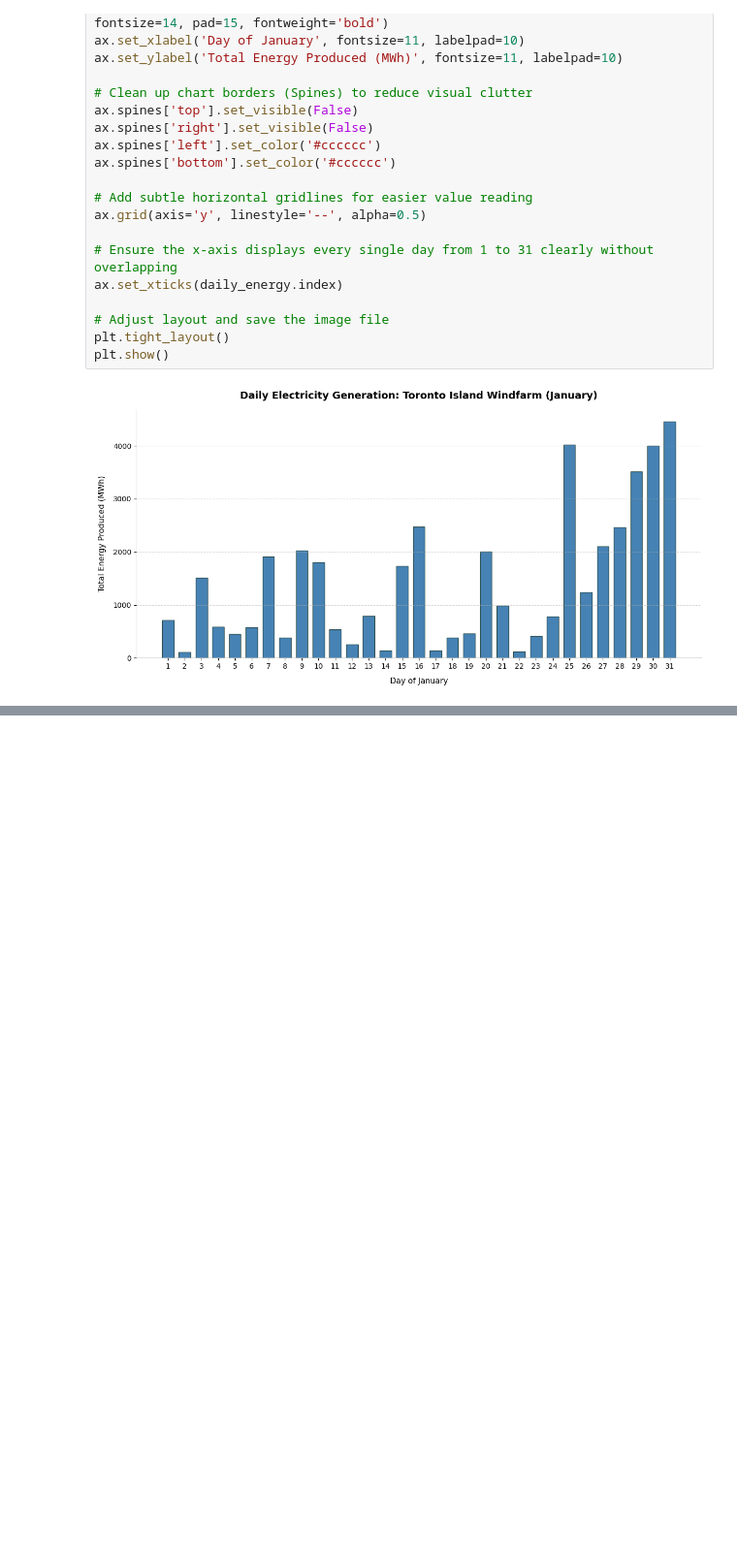
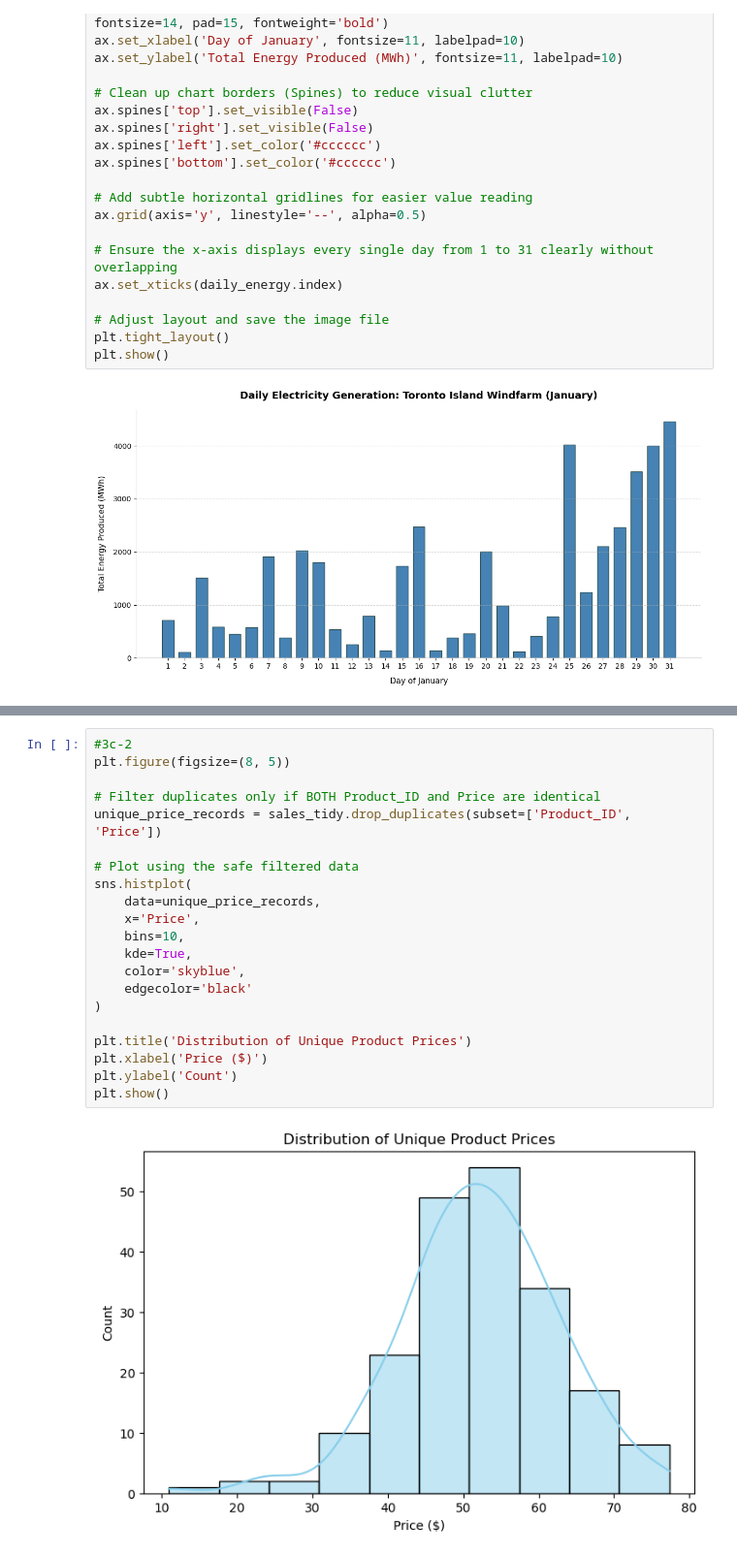
Before and after one commit to richierish32/MFIT, a Jupyter notebook: MFIT 860 - Data/Assignment 1 Solution.ipynb, the cells around one changed output, grey strips where cells are left out. Shown at 97% size. Cells and saved outputs as stored; diff of their text form; blank space fills up the shorter version.

```diff
--- a/MFIT 860 - Data/Assignment 1 Solution.ipynb
+++ b/MFIT 860 - Data/Assignment 1 Solution.ipynb
@@ -174,0 +349,23 @@ plt.show()
+# %%
+#3c-2
+plt.figure(figsize=(8, 5))
+
+# Filter duplicates only if BOTH Product_ID and Price are identical
+unique_price_records = sales_tidy.drop_duplicates(subset=['Product_ID', 'Price'])
+
+# Plot using the safe filtered data
+sns.histplot(
+    data=unique_price_records,
+    x='Price',
+    bins=10,
+    kde=True,
+    color='skyblue',
+    edgecolor='black'
+)
+
+plt.title('Distribution of Unique Product Prices')
+plt.xlabel('Price ($)')
+plt.ylabel('Count')
+plt.show()
+# %% [output]
+[figure, added]
```
Also changed, not shown: parts of 14 cells of this notebook, 3 other files.
